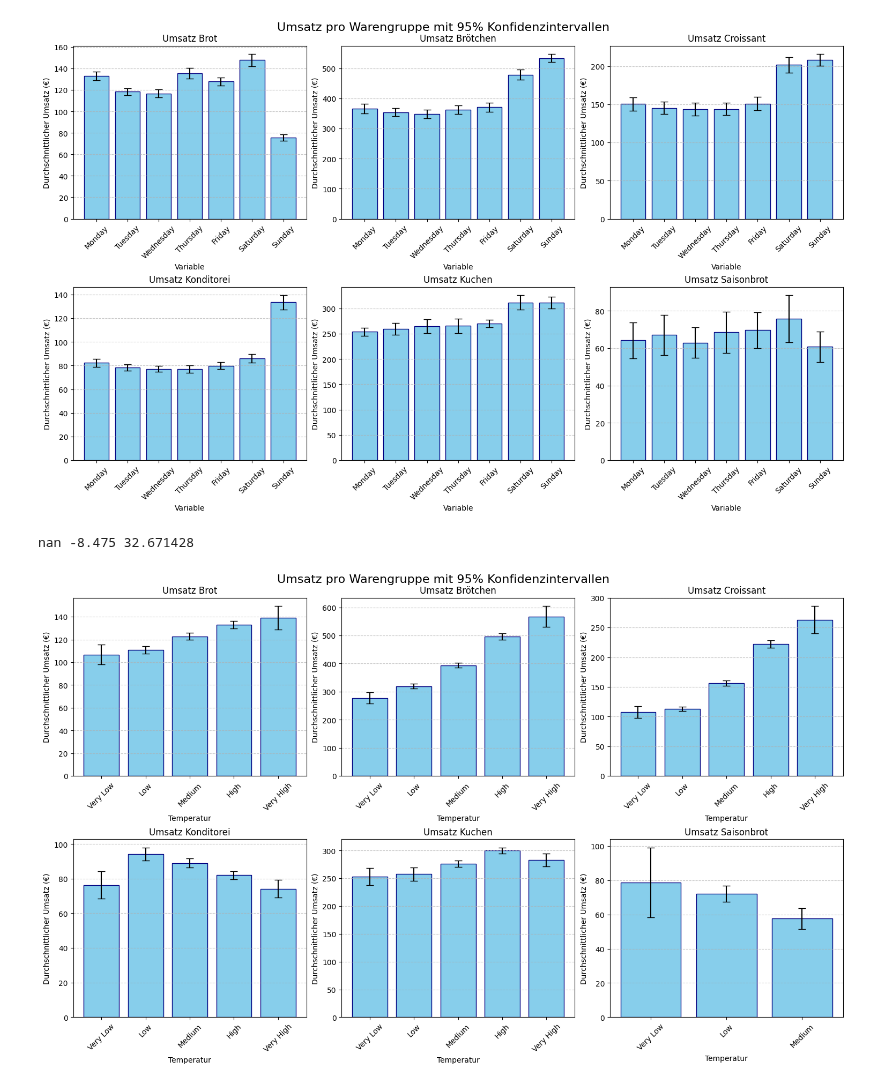
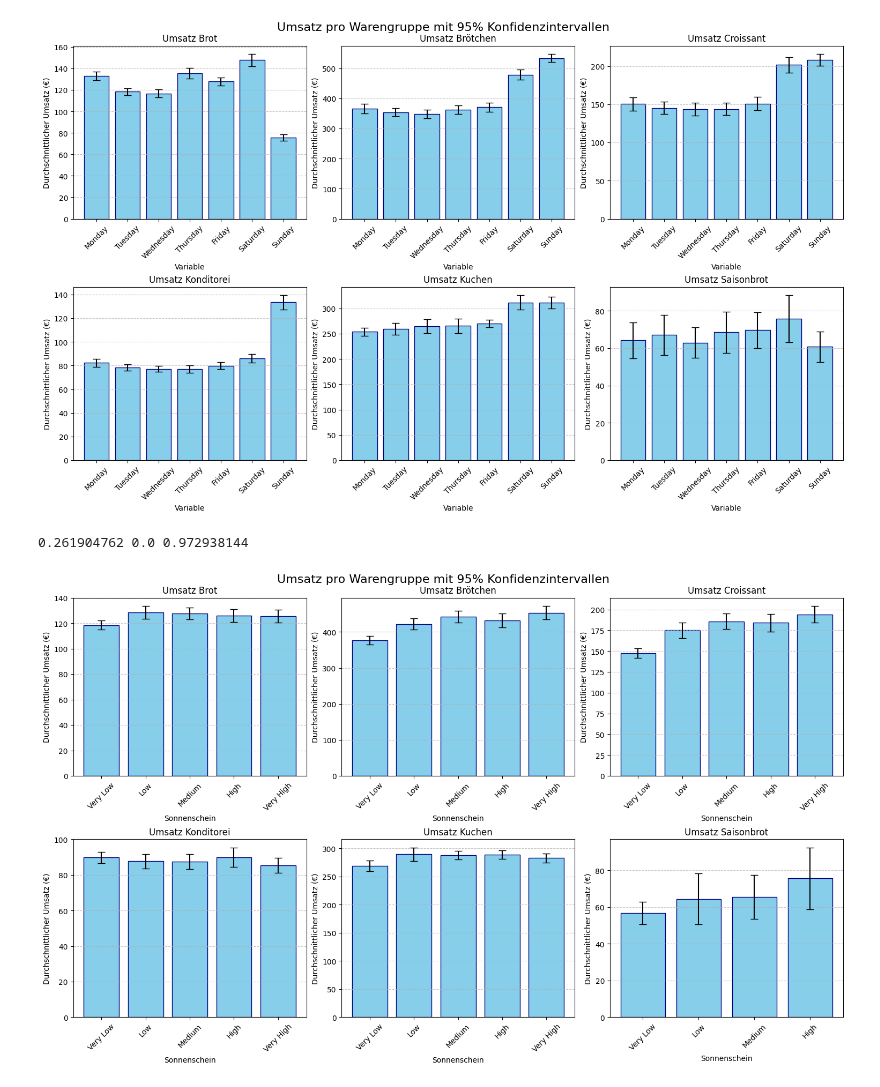
Before and after one commit to Fiesa00/DS_ML_Gr_1.5, a Jupyter notebook: 1_DatasetCharacteristics/Characteristics.ipynb, the cells around one changed output. Saved outputs shown, nothing was run; the diff lists cells and outputs as text; code cells hidden in the pictures.

```diff
--- a/1_DatasetCharacteristics/Characteristics.ipynb
+++ b/1_DatasetCharacteristics/Characteristics.ipynb
@@ -78,8 +78,8 @@ from scipy.stats import sem, t
 data = pd.read_csv("/workspaces/DS_ML_Gr_1.5/2_BaselineModel/merged_data_new.csv")
 
 # Definiere die kontinuierliche Variable
-data['variable'] = data['Temperatur']
-Variable='Temperatur' #für Titel in der Grafik
+data['variable'] = data['Sonnenschein']
+Variable='Sonnenschein' #für Titel in der Grafik
 
 # Binning der Temperatur
 #zum berechnen der bins
@@ -88,7 +88,7 @@ min=np.min(data['variable'])
 max=np.max(data['variable'])
 print(median, min, max)
 #
-bins = [-10,-1 ,8 ,17 ,25 ,  34]  # müssen manuell angepasst werden
+bins = [0.0,0.20, 0.40,0.60,0.80,1.00]  # müssen manuell angepasst werden
 labels = ['Very Low', 'Low', 'Medium', 'High', 'Very High']  # Labels for each bin
 data['variable_bin'] = pd.cut(data['variable'], bins=bins, labels=labels)
 
@@ -119,32 +119,32 @@ summary = data.groupby(['variable_bin', 'Warengruppe']).apply(calculate_confiden
 # Ersetzen der Warengruppen-Nummern durch Backwaren-Namen
 summary['Warengruppe'] = summary['Warengruppe'].map(dict(zip(Warengruppe, Backwaren)))
 
 # Visualisierung mit Konfidenzintervallen für jede Warengruppe
 plt.figure(figsize=(15, 9), constrained_layout=True)
 
 # Liste der Warengruppen
 warengruppen = summary['Warengruppe'].unique()
 
 # Subplots für jede Warengruppe
 for i, gruppe in enumerate(warengruppen, 1):
     plt.subplot(2, 3, i)
     gruppe_data = summary[summary['Warengruppe'] == gruppe]
 
     # Sortieren nach Temperatur-Bin
     gruppe_data = gruppe_data.sort_values('variable_bin')
 
     plt.bar(gruppe_data['variable_bin'], gruppe_data['mean'], yerr=(gruppe_data['mean'] - gruppe_data['ci_lower'], gruppe_data['ci_upper'] - gruppe_data['mean']),
             capsize=5, color='skyblue', edgecolor='navy')
 
     plt.title(f'Umsatz {gruppe}')
     plt.xlabel(Variable)
     plt.ylabel('Durchschnittlicher Umsatz (€)')
     plt.xticks(rotation=45)
     plt.grid(axis='y', linestyle='--', alpha=0.7)
 
 # Titel mit mehr Abstand
 plt.suptitle('Umsatz pro Warengruppe mit 95% Konfidenzintervallen', fontsize=16, y=1.02)
 plt.show()
 # %% [output]
-nan -8.475 32.671428
+0.261904762 0.0 0.972938144
-[figure, old version]
+[figure, new version]
```
Also changed, not shown: 3 other files.
